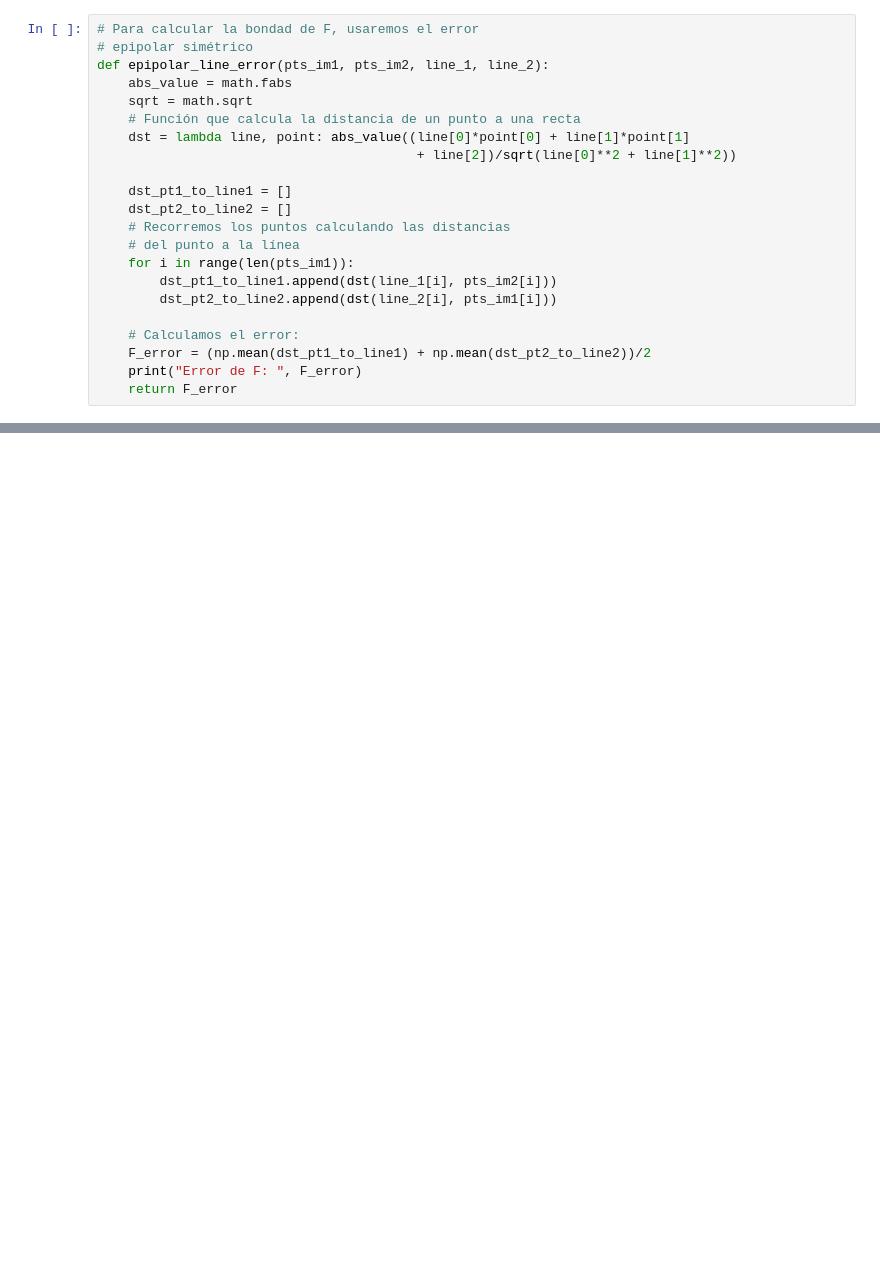
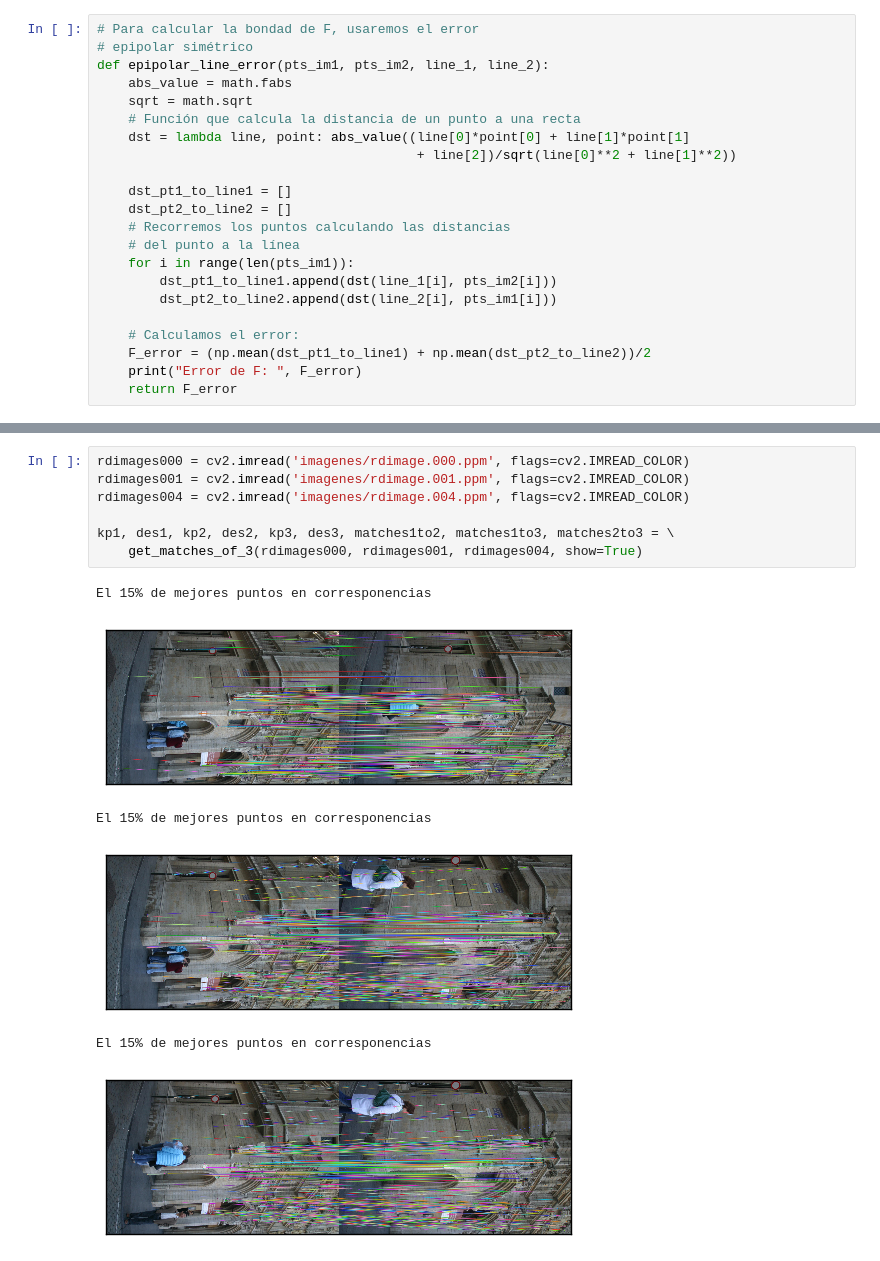
Before and after one commit to BraulioV/Computer-Vision, a Jupyter notebook: Practica3/Cámara, geometría epipolar y reconstrucción estérea.ipynb, the cells around one changed output, grey strips where cells are left out. Saved outputs shown, nothing was run; the diff lists cells and outputs as text; blank space fills up the shorter version.

```diff
--- a/Practica3/Cámara, geometría epipolar y reconstrucción estérea.ipynb
+++ b/Practica3/Cámara, geometría epipolar y reconstrucción estérea.ipynb
@@ -471,0 +623,14 @@ def epipolar_line_error(pts_im1, pts_im2, line_1, line_2):
+# %%
+rdimages000 = cv2.imread('imagenes/rdimage.000.ppm', flags=cv2.IMREAD_COLOR)
+rdimages001 = cv2.imread('imagenes/rdimage.001.ppm', flags=cv2.IMREAD_COLOR)
+rdimages004 = cv2.imread('imagenes/rdimage.004.ppm', flags=cv2.IMREAD_COLOR)
+
+kp1, des1, kp2, des2, kp3, des3, matches1to2, matches1to3, matches2to3 = \
+    get_matches_of_3(rdimages000, rdimages001, rdimages004, show=True)
+# %% [output]
+El 15% de mejores puntos en corresponencias
+[figure, added]
+El 15% de mejores puntos en corresponencias
+[figure, added]
+El 15% de mejores puntos en corresponencias
+[figure, added]
```
Also changed, not shown: parts of 14 cells of this notebook, 3 other files.
